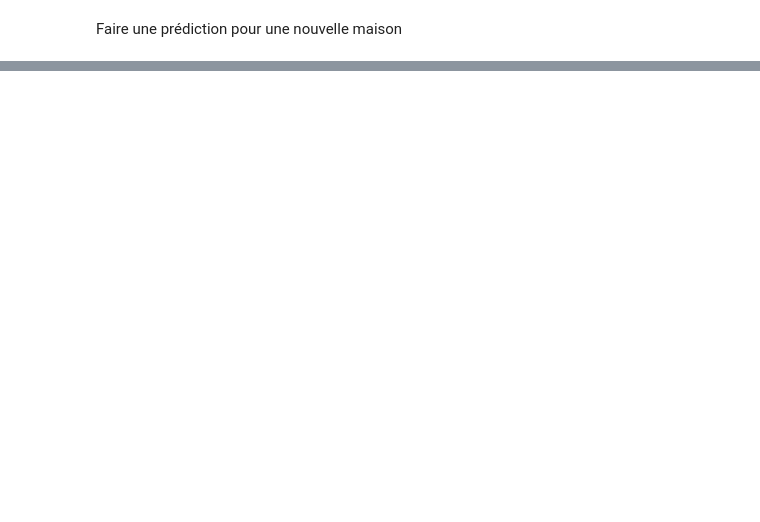
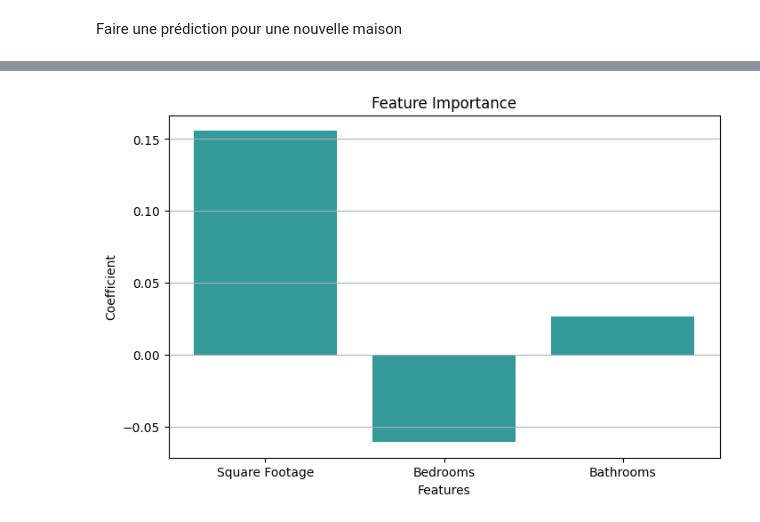
Before and after one commit to yassinebenacha/PRODIGY_TrackCode_TaskNumber, a Jupyter notebook: TASKE1.ipynb, the cells around one changed output, grey strips where cells are left out. Saved outputs shown, nothing was run; the diff lists cells and outputs as text; code cells hidden in the pictures; blank space fills up the shorter version.

```diff
--- a/TASKE1.ipynb
+++ b/TASKE1.ipynb
@@ -63,0 +186,18 @@ Predicted price for the new house: 615142.9253434679
+# %%
+import pandas as pd
+
+# Example: Feature importance based on coefficients
+features = ['Square Footage', 'Bedrooms', 'Bathrooms']
+coefficients = model.coef_  # Assuming you have the coefficients from your linear regression model
+importance_df = pd.DataFrame({'Feature': features, 'Coefficient': coefficients})
+
+# Bar plot
+plt.figure(figsize=(8, 5))
+plt.bar(importance_df['Feature'], importance_df['Coefficient'], color='teal', alpha=0.8)
+plt.xlabel("Features")
+plt.ylabel("Coefficient")
+plt.title("Feature Importance")
+plt.grid(axis='y')
+plt.show()
+# %% [output]
+[figure, added]
```
Also changed, not shown: parts of 20 cells of this notebook, 1 other file.
